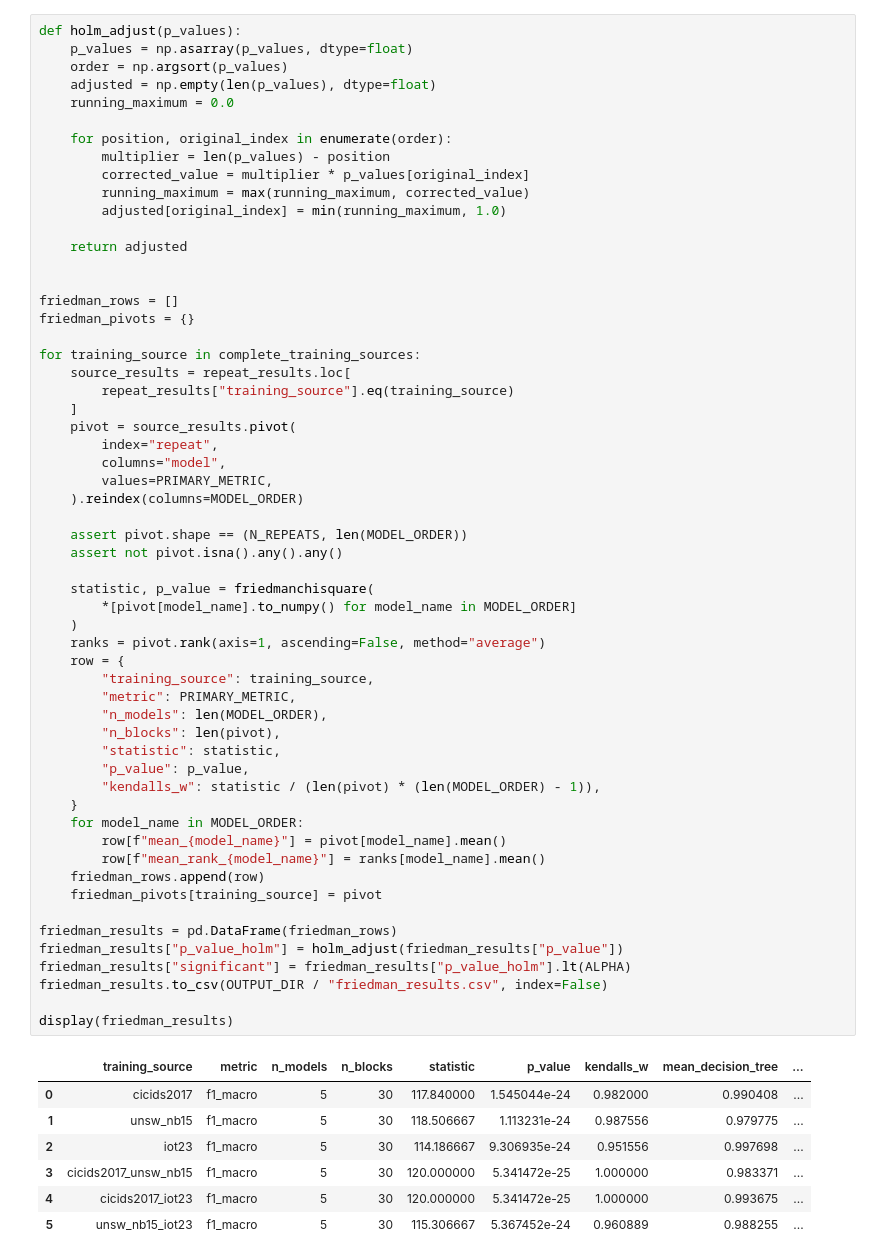
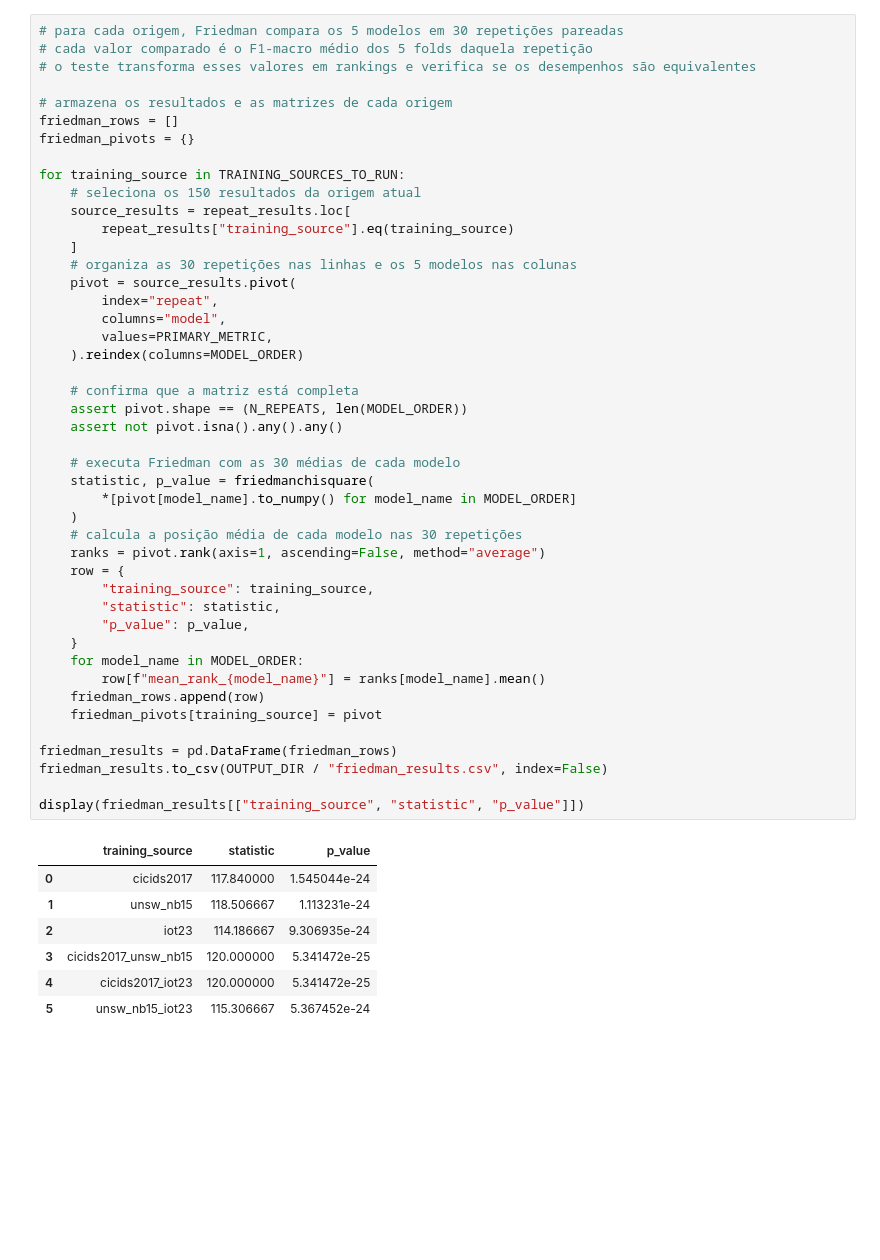
Before and after one commit to valdemir08/network-ids-ml-generalization, a Jupyter notebook: notebooks/12_friedman_test.ipynb, the cells around one changed output. Cells and saved outputs as stored; diff of their text form; blank space fills up the shorter version.

```diff
--- a/notebooks/12_friedman_test.ipynb
+++ b/notebooks/12_friedman_test.ipynb
@@ -392,66 +293,54 @@ display(stability_summary)
 # %%
-def holm_adjust(p_values):
-    p_values = np.asarray(p_values, dtype=float)
-    order = np.argsort(p_values)
-    adjusted = np.empty(len(p_values), dtype=float)
-    running_maximum = 0.0
+# para cada origem, Friedman compara os 5 modelos em 30 repetições pareadas
+# cada valor comparado é o F1-macro médio dos 5 folds daquela repetição
+# o teste transforma esses valores em rankings e verifica se os desempenhos são equivalentes
 
-    for position, original_index in enumerate(order):
-        multiplier = len(p_values) - position
-        corrected_value = multiplier * p_values[original_index]
-        running_maximum = max(running_maximum, corrected_value)
-        adjusted[original_index] = min(running_maximum, 1.0)
-
-    return adjusted
-
-
+# armazena os resultados e as matrizes de cada origem
 friedman_rows = []
 friedman_pivots = {}
 
-for training_source in complete_training_sources:
+for training_source in TRAINING_SOURCES_TO_RUN:
+    # seleciona os 150 resultados da origem atual
     source_results = repeat_results.loc[
         repeat_results["training_source"].eq(training_source)
     ]
+    # organiza as 30 repetições nas linhas e os 5 modelos nas colunas
     pivot = source_results.pivot(
         index="repeat",
         columns="model",
         values=PRIMARY_METRIC,
     ).reindex(columns=MODEL_ORDER)
 
+    # confirma que a matriz está completa
     assert pivot.shape == (N_REPEATS, len(MODEL_ORDER))
     assert not pivot.isna().any().any()
 
+    # executa Friedman com as 30 médias de cada modelo
     statistic, p_value = friedmanchisquare(
         *[pivot[model_name].to_numpy() for model_name in MODEL_ORDER]
     )
+    # calcula a posição média de cada modelo nas 30 repetições
     ranks = pivot.rank(axis=1, ascending=False, method="average")
     row = {
         "training_source": training_source,
-        "metric": PRIMARY_METRIC,
-        "n_models": len(MODEL_ORDER),
-        "n_blocks": len(pivot),
         "statistic": statistic,
         "p_value": p_value,
-        "kendalls_w": statistic / (len(pivot) * (len(MODEL_ORDER) - 1)),
     }
     for model_name in MODEL_ORDER:
-        row[f"mean_{model_name}"] = pivot[model_name].mean()
         row[f"mean_rank_{model_name}"] = ranks[model_name].mean()
     friedman_rows.append(row)
     friedman_pivots[training_source] = pivot
 
 friedman_results = pd.DataFrame(friedman_rows)
-friedman_results["p_value_holm"] = holm_adjust(friedman_results["p_value"])
-friedman_results["significant"] = friedman_results["p_value_holm"].lt(ALPHA)
 friedman_results.to_csv(OUTPUT_DIR / "friedman_results.csv", index=False)
 
-display(friedman_results)
+display(friedman_results[["training_source", "statistic", "p_value"]])
 # %% [output]
-|  | training_source | metric | n_models | n_blocks | statistic | p_value | kendalls_w | mean_decision_tree | ... |
-| 0 | cicids2017 | f1_macro | 5 | 30 | 117.840000 | 1.545044e-24 | 0.982000 | 0.990408 | ... |
-| 1 | unsw_nb15 | f1_macro | 5 | 30 | 118.506667 | 1.113231e-24 | 0.987556 | 0.979775 | ... |
-| 2 | iot23 | f1_macro | 5 | 30 | 114.186667 | 9.306935e-24 | 0.951556 | 0.997698 | ... |
-| 3 | cicids2017_unsw_nb15 | f1_macro | 5 | 30 | 120.000000 | 5.341472e-25 | 1.000000 | 0.983371 | ... |
-| 4 | cicids2017_iot23 | f1_macro | 5 | 30 | 120.000000 | 5.341472e-25 | 1.000000 | 0.993675 | ... |
-| 5 | unsw_nb15_iot23 | f1_macro | 5 | 30 | 115.306667 | 5.367452e-24 | 0.960889 | 0.988255 | ... |
+|  | training_source | statistic | p_value |
+| 0 | cicids2017 | 117.840000 | 1.545044e-24 |
+| 1 | unsw_nb15 | 118.506667 | 1.113231e-24 |
+| 2 | iot23 | 114.186667 | 9.306935e-24 |
+| 3 | cicids2017_unsw_nb15 | 120.000000 | 5.341472e-25 |
+| 4 | cicids2017_iot23 | 120.000000 | 5.341472e-25 |
+| 5 | unsw_nb15_iot23 | 115.306667 | 5.367452e-24 |
 # %%
```
Also changed, not shown: parts of 10 cells of this notebook, 24 other files.
